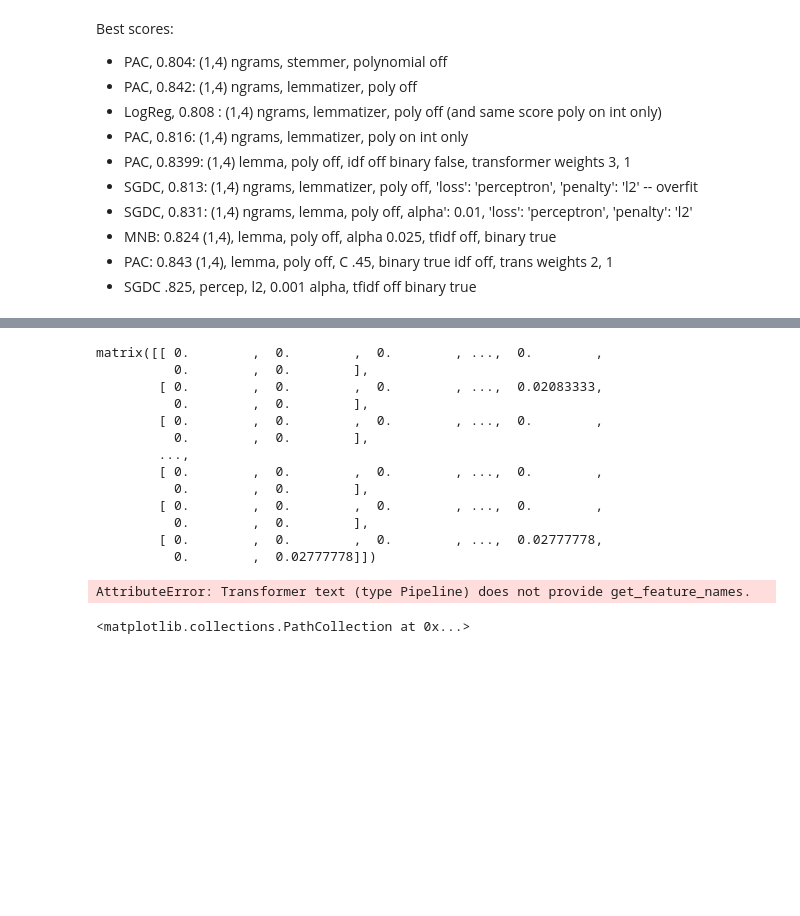
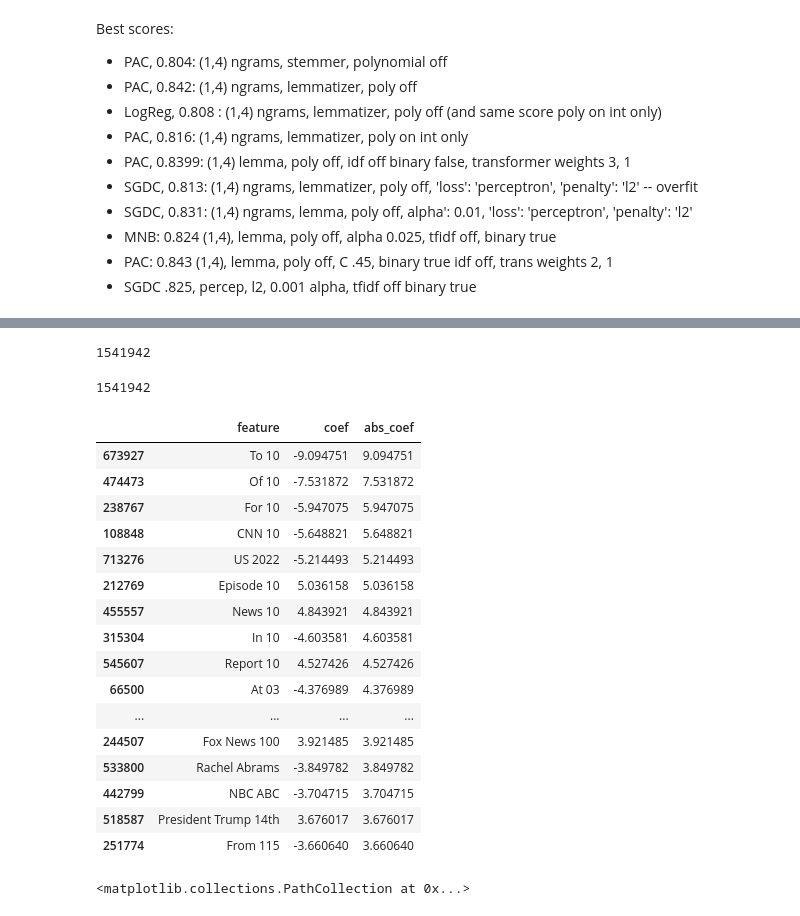
Before and after one commit to confoley/Capstone, a Jupyter notebook: quickie.ipynb, the cells around one changed output, grey strips where cells are left out. Saved outputs shown, nothing was run; the diff lists cells and outputs as text; code cells hidden in the pictures; blank space fills up the shorter version.

Commit message:
get_feature_names

```diff
--- a/quickie.ipynb
+++ b/quickie.ipynb
@@ -1290,0 +1304,3 @@ Best scores:
+# %%
+feature_names = text_pipe.fit(X_train, y_train).steps[1][1].get_feature_names()
+feature_names.extend(num_pipe.fit(X_train, y_train).steps[0][1].get_feature_names())
@@ -1291,32 +1311,43 @@ Best scores:
+# %%
+pipe_coefs = list(gs.best_estimator_.steps[1][1].coef_[0])
+# %%
+len(pipe_coefs)
+# %% [output]
+1541942
+# %%
+feature_names.remove('00')
+# %%
+len(feature_names)
+# %% [output]
+1541942
+# %%
+importances = pd.DataFrame(list(zip(feature_names, pipe_coefs, np.abs(pipe_coefs))),
+                          columns=['feature','coef','abs_coef'])
+# %%
+importances.sort_values('abs_coef', ascending=False).head(20)
+# %% [output]
+|  | feature | coef | abs_coef |
+| 673927 | To 10 | -9.094751 | 9.094751 |
+| 474473 | Of 10 | -7.531872 | 7.531872 |
+| 238767 | For 10 | -5.947075 | 5.947075 |
+| 108848 | CNN 10 | -5.648821 | 5.648821 |
+| 713276 | US 2022 | -5.214493 | 5.214493 |
+| 212769 | Episode 10 | 5.036158 | 5.036158 |
+| 455557 | News 10 | 4.843921 | 4.843921 |
+| 315304 | In 10 | -4.603581 | 4.603581 |
+| 545607 | Report 10 | 4.527426 | 4.527426 |
+| 66500 | At 03 | -4.376989 | 4.376989 |
+| ... | ... | ... | ... |
+| 244507 | Fox News 100 | 3.921485 | 3.921485 |
+| 533800 | Rachel Abrams | -3.849782 | 3.849782 |
+| 442799 | NBC ABC | -3.704715 | 3.704715 |
+| 518587 | President Trump 14th | 3.676017 | 3.676017 |
+| 251774 | From 115 | -3.660640 | 3.660640 |
 # %%
 # Looking at probabilities
 
 feat_union.fit(X_train, y_train)
 X_test_transformed = feat_union.transform(X_test)
-# %%
-X_test_transformed.todense()
-# %% [output]
-matrix([[ 0.        ,  0.        ,  0.        , ...,  0.        ,
-          0.        ,  0.        ],
-        [ 0.        ,  0.        ,  0.        , ...,  0.02083333,
-          0.        ,  0.        ],
-        [ 0.        ,  0.        ,  0.        , ...,  0.        ,
-          0.        ,  0.        ],
-        ...,
-        [ 0.        ,  0.        ,  0.        , ...,  0.        ,
-          0.        ,  0.        ],
-        [ 0.        ,  0.        ,  0.        , ...,  0.        ,
-          0.        ,  0.        ],
-        [ 0.        ,  0.        ,  0.        , ...,  0.02777778,
-          0.        ,  0.02777778]])
-# %%
-##### TRY GET FEATURE NAMES HERE
-
-feat_union.get_feature_names()
-
-##### SUCK MY FUCKIN ASS
-# %% [output]
-AttributeError: Transformer text (type Pipeline) does not provide get_feature_names.
 # %%
 probabilities = gs.best_estimator_.steps[1][1].predict_proba(X_test_transformed)
 # %%
```
Also changed, not shown: parts of 18 cells of this notebook, 2 other files.
